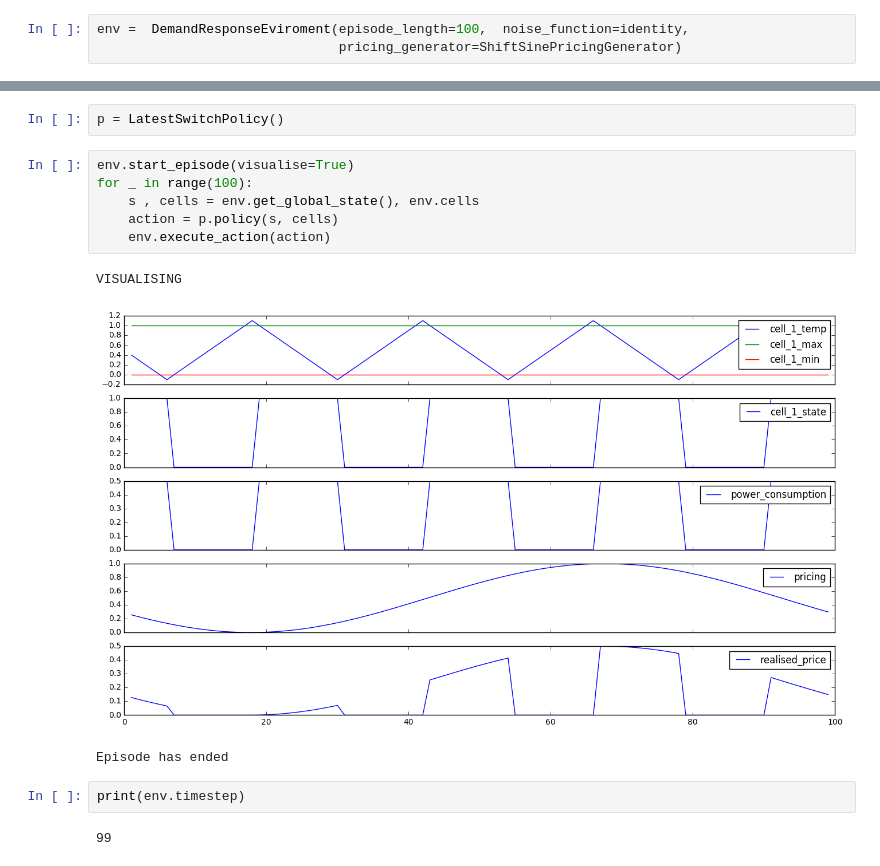
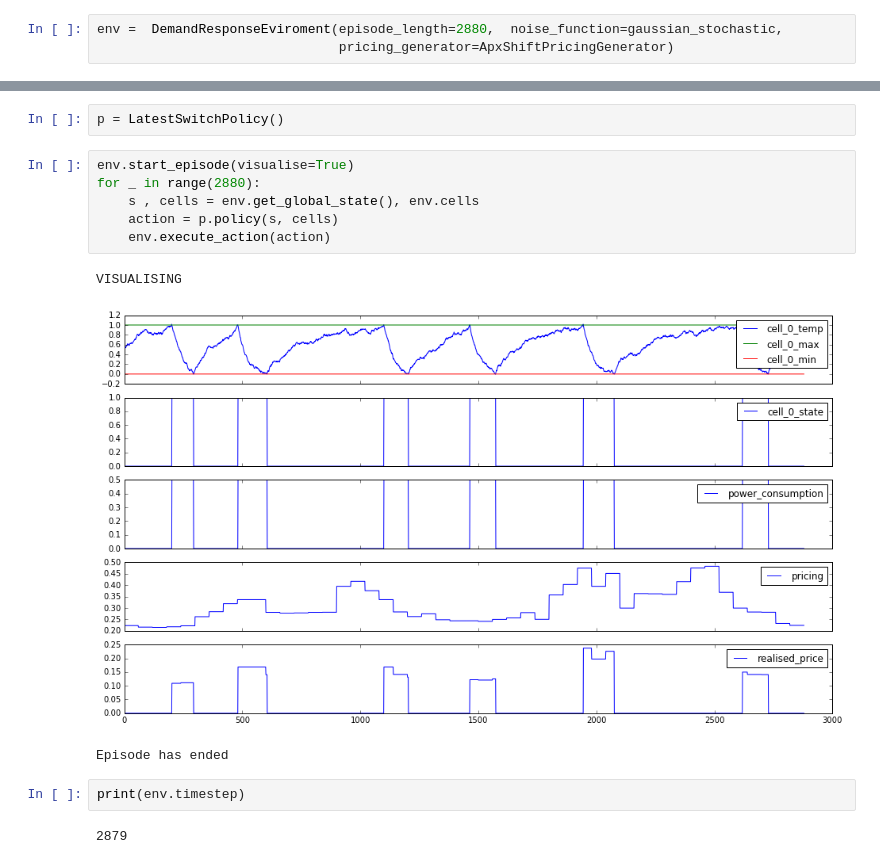
Before and after one commit to LPompe/thesis_demand_response, a Jupyter notebook: software/Untitled.ipynb, the cells around one changed output, grey strips where cells are left out. Saved outputs shown, nothing was run; the diff lists cells and outputs as text.

```diff
--- a/software/Untitled.ipynb
+++ b/software/Untitled.ipynb
@@ -6,3 +8,3 @@ from pricing_generators import *
 # %%
-env =  DemandResponseEviroment(episode_length=100,  noise_function=identity,
-                               pricing_generator=ShiftSinePricingGenerator)
+env =  DemandResponseEviroment(episode_length=2880,  noise_function=gaussian_stochastic,
+                               pricing_generator=ApxShiftPricingGenerator)
@@ -10,15 +19,15 @@ env =  DemandResponseEviroment(episode_length=100,  noise_function=identity,
 p = LatestSwitchPolicy()
 # %%
 env.start_episode(visualise=True)
-for _ in range(100):
+for _ in range(2880):
     s , cells = env.get_global_state(), env.cells
     action = p.policy(s, cells)
     env.execute_action(action)
 # %% [output]
 VISUALISING
-[figure, old version]
+[figure, new version]
 Episode has ended
 # %%
 print(env.timestep)
 # %% [output]
-99
+2879
```
Also changed, not shown: parts of 2 cells of this notebook.
